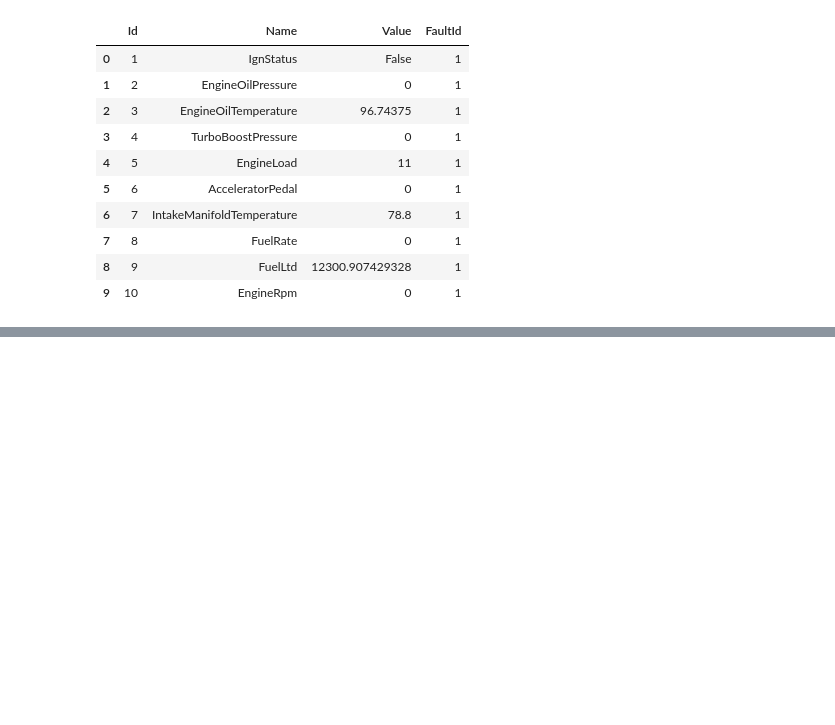
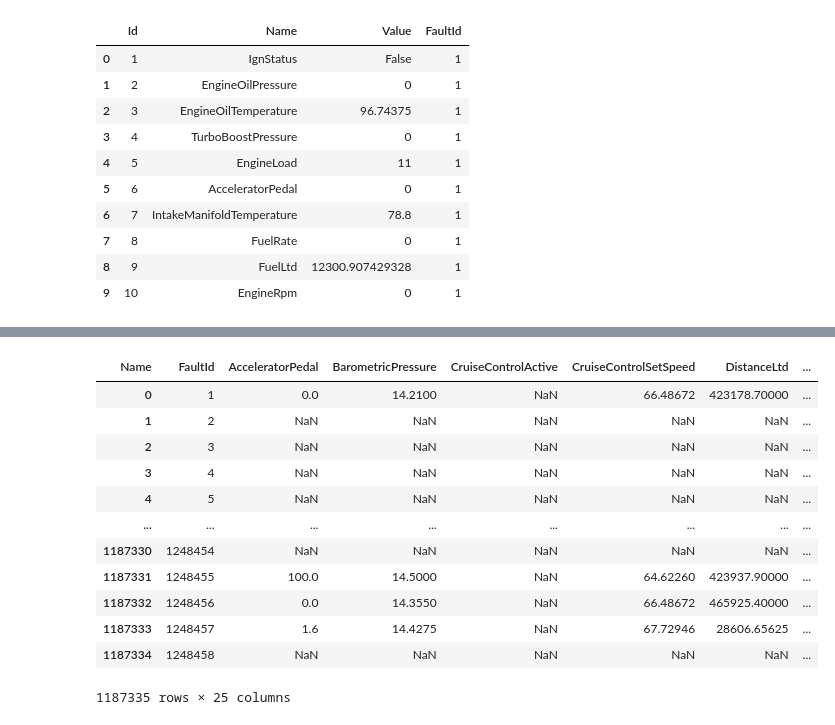
Before and after one commit to tomoumer/big_g_express-elden_ring, a Jupyter notebook: notebooks/data_exploration.ipynb, the cells around one changed output, grey strips where cells are left out. Drawn from its saved outputs; the diff is of its cells as text; code cells hidden in the pictures; blank space fills up the shorter version.

```diff
--- a/notebooks/data_exploration.ipynb
+++ b/notebooks/data_exploration.ipynb
@@ -300,0 +297,5 @@ service_fault.head()
+# %%
+# make a copy of DF to prevent accidental changes
+Diagnostics = vehicle_diagnostic
+# %%
+Diagnostics = Diagnostics.pivot(index="FaultId", columns="Name", values="Value").reset_index()
@@ -300,0 +329,23 @@ service_fault.head()
+# %%
+# Remove commas from all 11 columns
+for col in Diagnostics.columns[:21]:
+    Diagnostics[col] = Diagnostics[col].astype(str).str.replace(',', '')
+
+# Convert all columns to numeric
+Diagnostics = Diagnostics.apply(pd.to_numeric, errors='coerce')
+
+Diagnostics
+# %% [output]
+| Name | FaultId | AcceleratorPedal | BarometricPressure | CruiseControlActive | CruiseControlSetSpeed | DistanceLtd | ... |
+| 0 | 1 | 0.0 | 14.2100 | NaN | 66.48672 | 423178.70000 | ... |
+| 1 | 2 | NaN | NaN | NaN | NaN | NaN | ... |
+| 2 | 3 | NaN | NaN | NaN | NaN | NaN | ... |
+| 3 | 4 | NaN | NaN | NaN | NaN | NaN | ... |
+| 4 | 5 | NaN | NaN | NaN | NaN | NaN | ... |
+| ... | ... | ... | ... | ... | ... | ... | ... |
+| 1187330 | 1248454 | NaN | NaN | NaN | NaN | NaN | ... |
+| 1187331 | 1248455 | 100.0 | 14.5000 | NaN | 64.62260 | 423937.90000 | ... |
+| 1187332 | 1248456 | 0.0 | 14.3550 | NaN | 66.48672 | 465925.40000 | ... |
+| 1187333 | 1248457 | 1.6 | 14.4275 | NaN | 67.72946 | 28606.65625 | ... |
+| 1187334 | 1248458 | NaN | NaN | NaN | NaN | NaN | ... |
+1187335 rows × 25 columns
```
Also changed, not shown: parts of 17 cells of this notebook.
